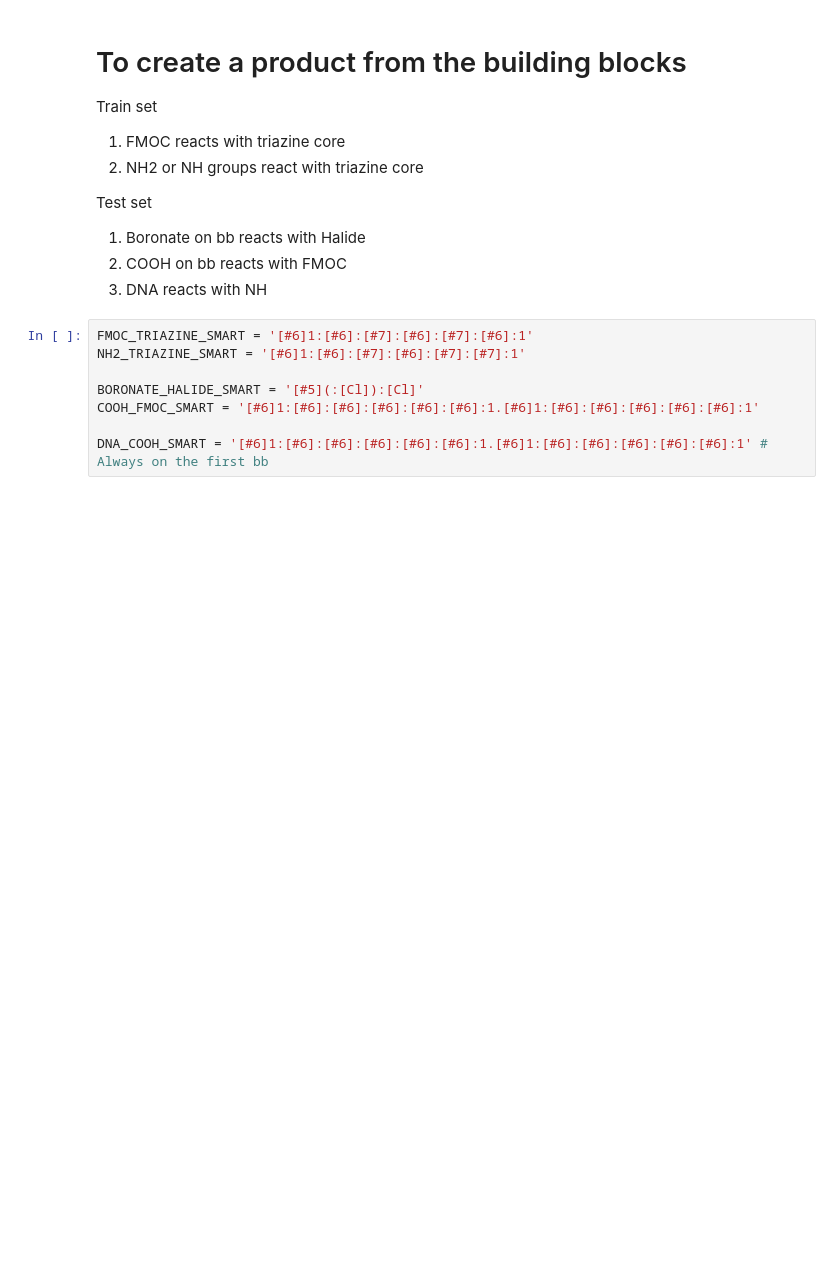
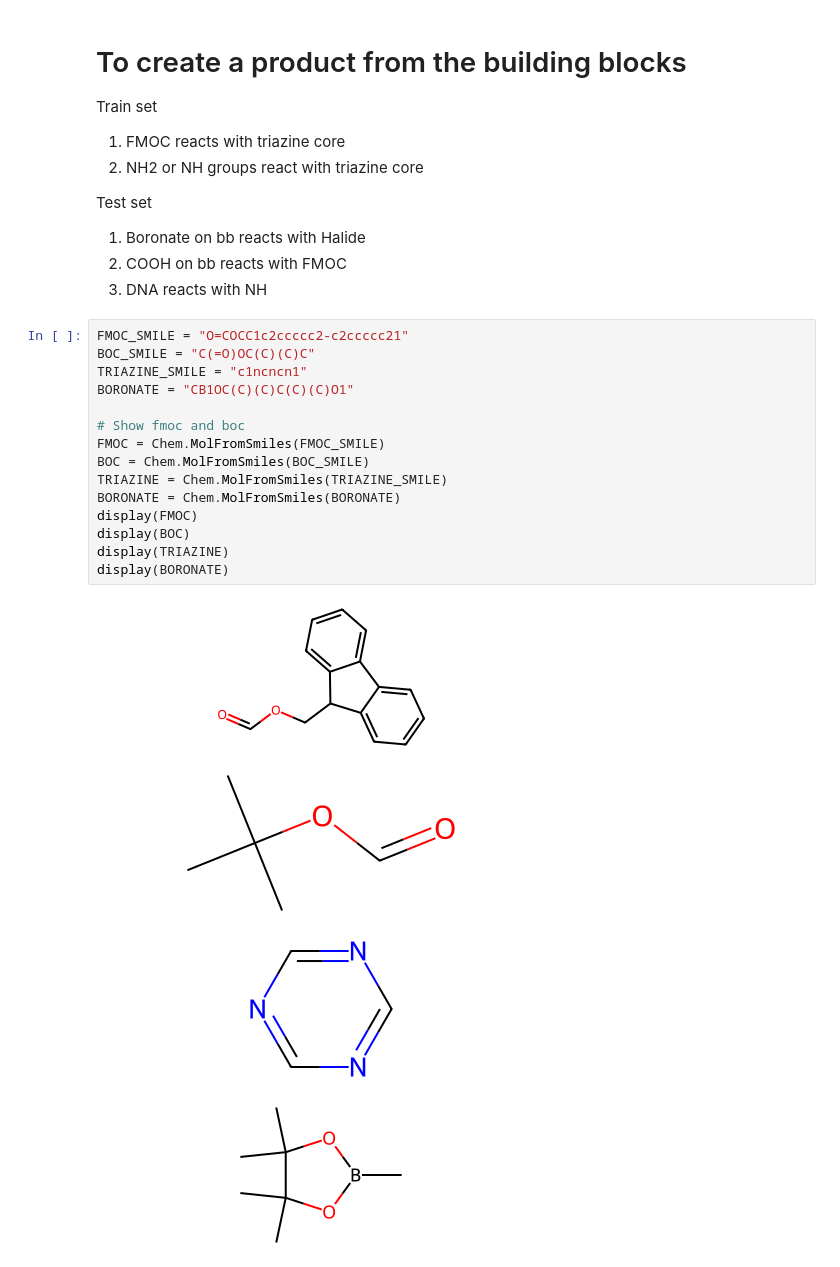
Before and after one commit to TeamEpochGithub/iv-q4-predict-new-medicines-belka, a Jupyter notebook: notebooks/reaction_experimentation.ipynb, the cells around one changed output. Drawn from its saved outputs; the diff is of its cells as text; blank space fills up the shorter version.

Commit message:
Mostly implemented combination, have not considered FMOC COOH reaction on test set yet.

```diff
--- a/notebooks/reaction_experimentation.ipynb
+++ b/notebooks/reaction_experimentation.ipynb
@@ -31,11 +31,23 @@ Test set
 1. Boronate on bb reacts with Halide
 2. COOH on bb reacts with FMOC
 3. DNA reacts with NH
-# %%
-FMOC_TRIAZINE_SMART = '[#6]1:[#6]:[#7]:[#6]:[#7]:[#6]:1'
-NH2_TRIAZINE_SMART = '[#6]1:[#6]:[#7]:[#6]:[#7]:[#7]:1'
-
-BORONATE_HALIDE_SMART = '[#5](:[Cl]):[Cl]'
-COOH_FMOC_SMART = '[#6]1:[#6]:[#6]:[#6]:[#6]:[#6]:1.[#6]1:[#6]:[#6]:[#6]:[#6]:[#6]:1'
-
-DNA_COOH_SMART = '[#6]1:[#6]:[#6]:[#6]:[#6]:[#6]:1.[#6]1:[#6]:[#6]:[#6]:[#6]:[#6]:1' # Always on the first bb
+# %%
+FMOC_SMILE = "O=COCC1c2ccccc2-c2ccccc21"
+BOC_SMILE = "C(=O)OC(C)(C)C"
+TRIAZINE_SMILE = "c1ncncn1"
+BORONATE = "CB1OC(C)(C)C(C)(C)O1"
+
+# Show fmoc and boc
+FMOC = Chem.MolFromSmiles(FMOC_SMILE)
+BOC = Chem.MolFromSmiles(BOC_SMILE)
+TRIAZINE = Chem.MolFromSmiles(TRIAZINE_SMILE)
+BORONATE = Chem.MolFromSmiles(BORONATE)
+display(FMOC)
+display(BOC)
+display(TRIAZINE)
+display(BORONATE)
+# %% [output]
+[figure, added]
+[figure, added]
+[figure, added]
+[figure, added]
```
Also changed, not shown: parts of 6 cells of this notebook.
